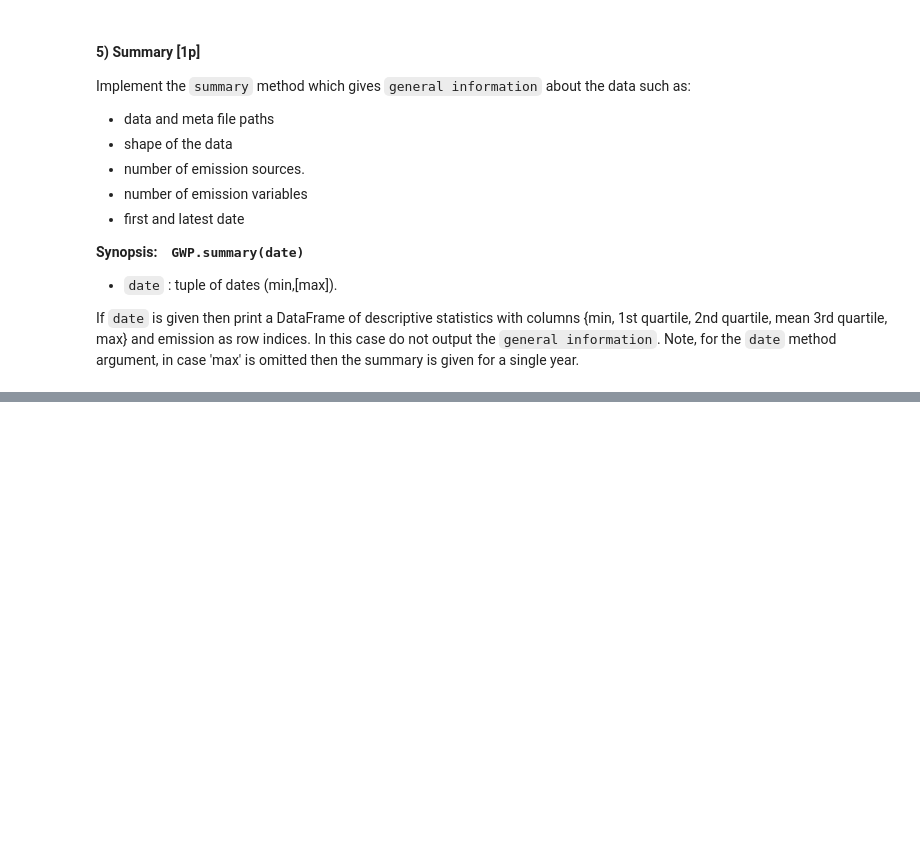
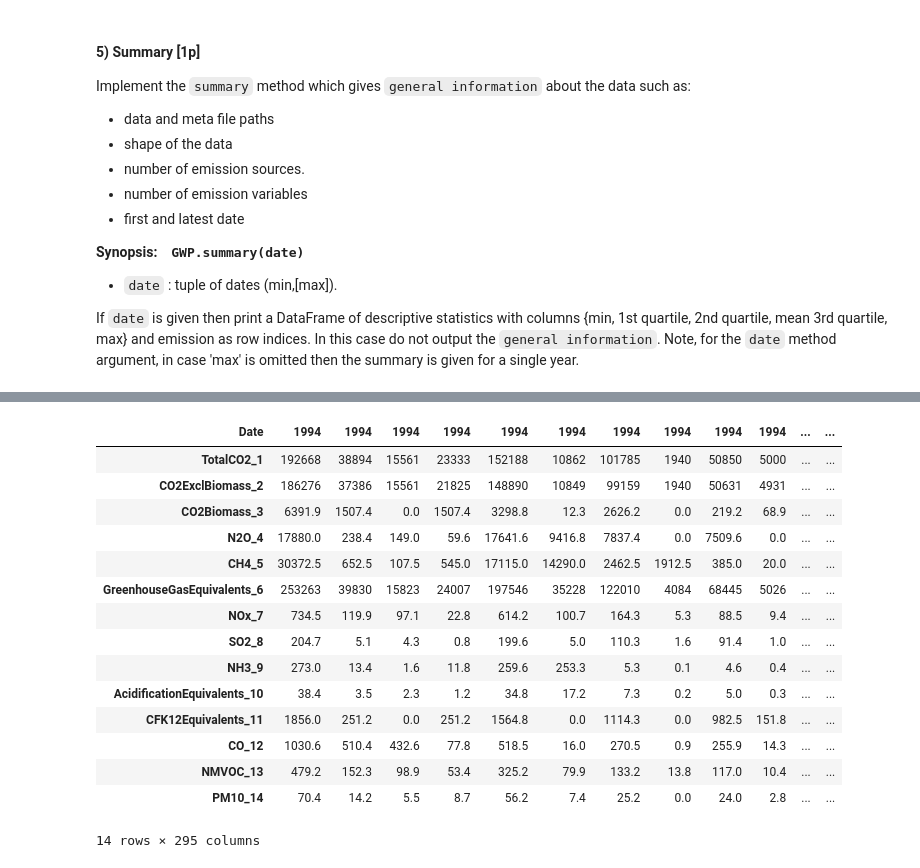
Before and after one commit to Ziyu1112/EfDS, a Jupyter notebook: 08_dv/assignment_C/assignment_c.ipynb, the cells around one changed output, grey strips where cells are left out. Cells and saved outputs as stored; diff of their text form; code cells hidden in the pictures; blank space fills up the shorter version.

```diff
--- a/08_dv/assignment_C/assignment_c.ipynb
+++ b/08_dv/assignment_C/assignment_c.ipynb
@@ -203,0 +268,19 @@ Add a new plot method to the class which gives a different kind of information t
+# %%
+gwp.summary(date=(1994,2006))
+# %% [output]
+| Date | 1994 | 1994 | 1994 | 1994 | 1994 | 1994 | 1994 | 1994 | 1994 | 1994 | ... | ... |
+| TotalCO2_1 | 192668 | 38894 | 15561 | 23333 | 152188 | 10862 | 101785 | 1940 | 50850 | 5000 | ... | ... |
+| CO2ExclBiomass_2 | 186276 | 37386 | 15561 | 21825 | 148890 | 10849 | 99159 | 1940 | 50631 | 4931 | ... | ... |
+| CO2Biomass_3 | 6391.9 | 1507.4 | 0.0 | 1507.4 | 3298.8 | 12.3 | 2626.2 | 0.0 | 219.2 | 68.9 | ... | ... |
+| N2O_4 | 17880.0 | 238.4 | 149.0 | 59.6 | 17641.6 | 9416.8 | 7837.4 | 0.0 | 7509.6 | 0.0 | ... | ... |
+| CH4_5 | 30372.5 | 652.5 | 107.5 | 545.0 | 17115.0 | 14290.0 | 2462.5 | 1912.5 | 385.0 | 20.0 | ... | ... |
+| GreenhouseGasEquivalents_6 | 253263 | 39830 | 15823 | 24007 | 197546 | 35228 | 122010 | 4084 | 68445 | 5026 | ... | ... |
+| NOx_7 | 734.5 | 119.9 | 97.1 | 22.8 | 614.2 | 100.7 | 164.3 | 5.3 | 88.5 | 9.4 | ... | ... |
+| SO2_8 | 204.7 | 5.1 | 4.3 | 0.8 | 199.6 | 5.0 | 110.3 | 1.6 | 91.4 | 1.0 | ... | ... |
+| NH3_9 | 273.0 | 13.4 | 1.6 | 11.8 | 259.6 | 253.3 | 5.3 | 0.1 | 4.6 | 0.4 | ... | ... |
+| AcidificationEquivalents_10 | 38.4 | 3.5 | 2.3 | 1.2 | 34.8 | 17.2 | 7.3 | 0.2 | 5.0 | 0.3 | ... | ... |
+| CFK12Equivalents_11 | 1856.0 | 251.2 | 0.0 | 251.2 | 1564.8 | 0.0 | 1114.3 | 0.0 | 982.5 | 151.8 | ... | ... |
+| CO_12 | 1030.6 | 510.4 | 432.6 | 77.8 | 518.5 | 16.0 | 270.5 | 0.9 | 255.9 | 14.3 | ... | ... |
+| NMVOC_13 | 479.2 | 152.3 | 98.9 | 53.4 | 325.2 | 79.9 | 133.2 | 13.8 | 117.0 | 10.4 | ... | ... |
+| PM10_14 | 70.4 | 14.2 | 5.5 | 8.7 | 56.2 | 7.4 | 25.2 | 0.0 | 24.0 | 2.8 | ... | ... |
+14 rows × 295 columns
```
Also changed, not shown: parts of 7 cells of this notebook.
